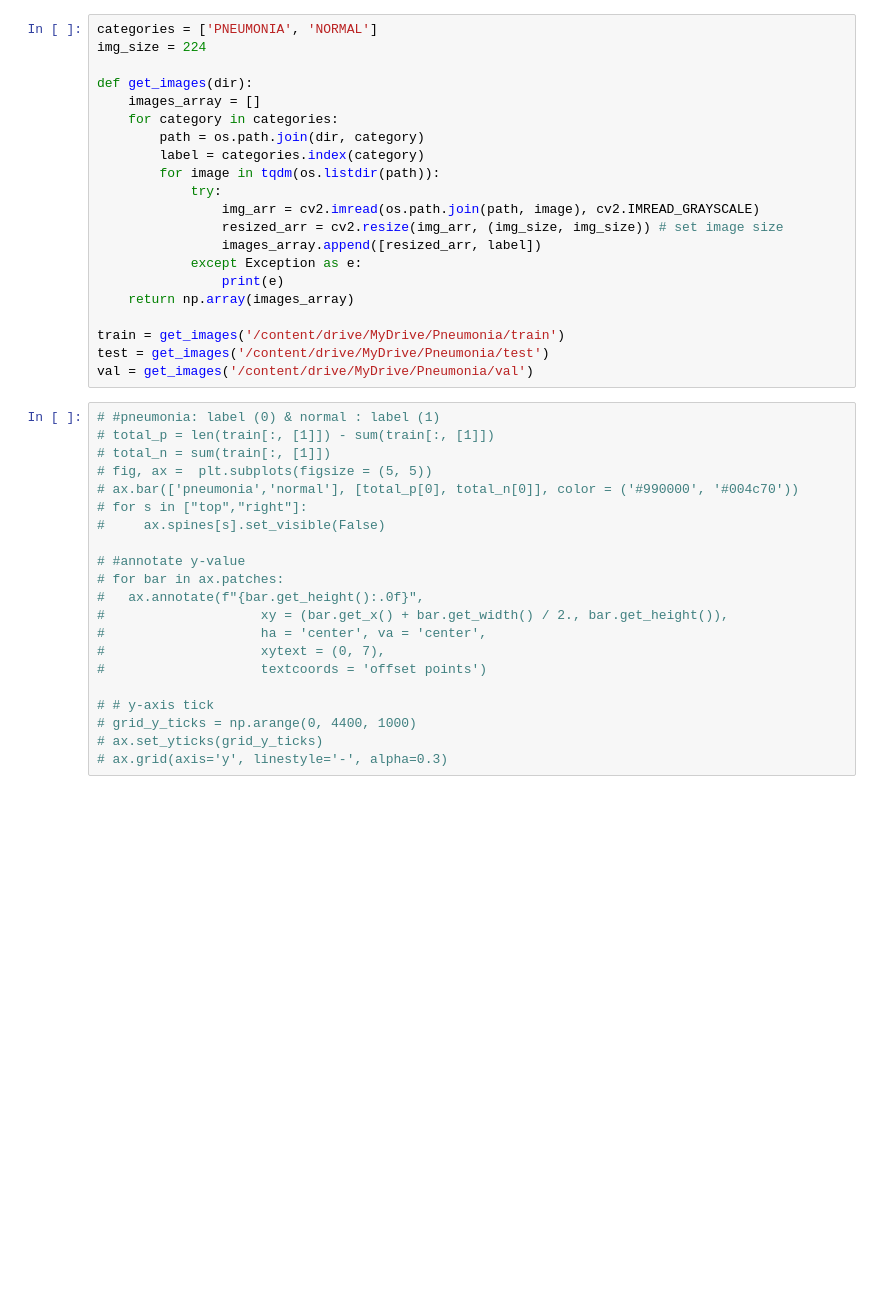
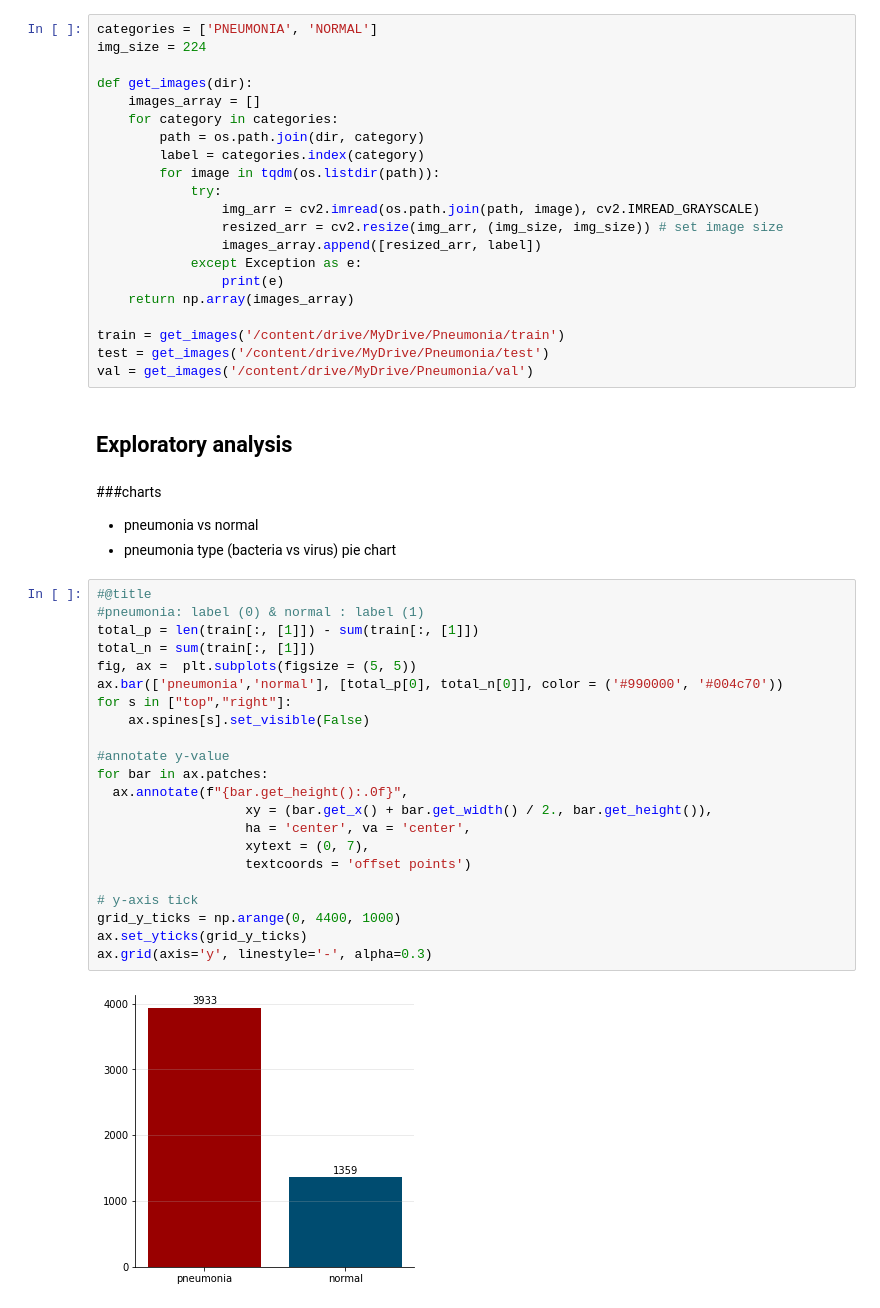
Before and after one commit to katehee/pneumonia-detection-in-X-ray-images, a Jupyter notebook: pneumonia.ipynb, the cells around one changed output. Saved outputs shown, nothing was run; the diff lists cells and outputs as text; blank space fills up the shorter version.

```diff
--- a/pneumonia.ipynb
+++ b/pneumonia.ipynb
@@ -46,24 +49,33 @@ def get_images(dir):
 train = get_images('/content/drive/MyDrive/Pneumonia/train')
 test = get_images('/content/drive/MyDrive/Pneumonia/test')
 val = get_images('/content/drive/MyDrive/Pneumonia/val')
+# %% [markdown]
+## Exploratory analysis
+# %% [markdown]
+###charts
+- pneumonia vs normal
+- pneumonia type (bacteria vs virus) pie chart
 # %%
-# #pneumonia: label (0) & normal : label (1)
-# total_p = len(train[:, [1]]) - sum(train[:, [1]])
-# total_n = sum(train[:, [1]])
-# fig, ax =  plt.subplots(figsize = (5, 5))
-# ax.bar(['pneumonia','normal'], [total_p[0], total_n[0]], color = ('#990000', '#004c70'))
-# for s in ["top","right"]:
-#     ax.spines[s].set_visible(False)
+#@title
+#pneumonia: label (0) & normal : label (1)
+total_p = len(train[:, [1]]) - sum(train[:, [1]])
+total_n = sum(train[:, [1]])
+fig, ax =  plt.subplots(figsize = (5, 5))
+ax.bar(['pneumonia','normal'], [total_p[0], total_n[0]], color = ('#990000', '#004c70'))
+for s in ["top","right"]:
+    ax.spines[s].set_visible(False)
 
-# #annotate y-value
-# for bar in ax.patches:
-#   ax.annotate(f"{bar.get_height():.0f}",
-#                    xy = (bar.get_x() + bar.get_width() / 2., bar.get_height()),
-#                    ha = 'center', va = 'center',
-#                    xytext = (0, 7),
-#                    textcoords = 'offset points')
+#annotate y-value
+for bar in ax.patches:
+  ax.annotate(f"{bar.get_height():.0f}",
+                   xy = (bar.get_x() + bar.get_width() / 2., bar.get_height()),
+                   ha = 'center', va = 'center',
+                   xytext = (0, 7),
+                   textcoords = 'offset points')
 
-# # y-axis tick
-# grid_y_ticks = np.arange(0, 4400, 1000)
-# ax.set_yticks(grid_y_ticks)
-# ax.grid(axis='y', linestyle='-', alpha=0.3)
+# y-axis tick
+grid_y_ticks = np.arange(0, 4400, 1000)
+ax.set_yticks(grid_y_ticks)
+ax.grid(axis='y', linestyle='-', alpha=0.3)
+# %% [output]
+[figure, added]
```
Also changed, not shown: parts of 26 cells of this notebook.
